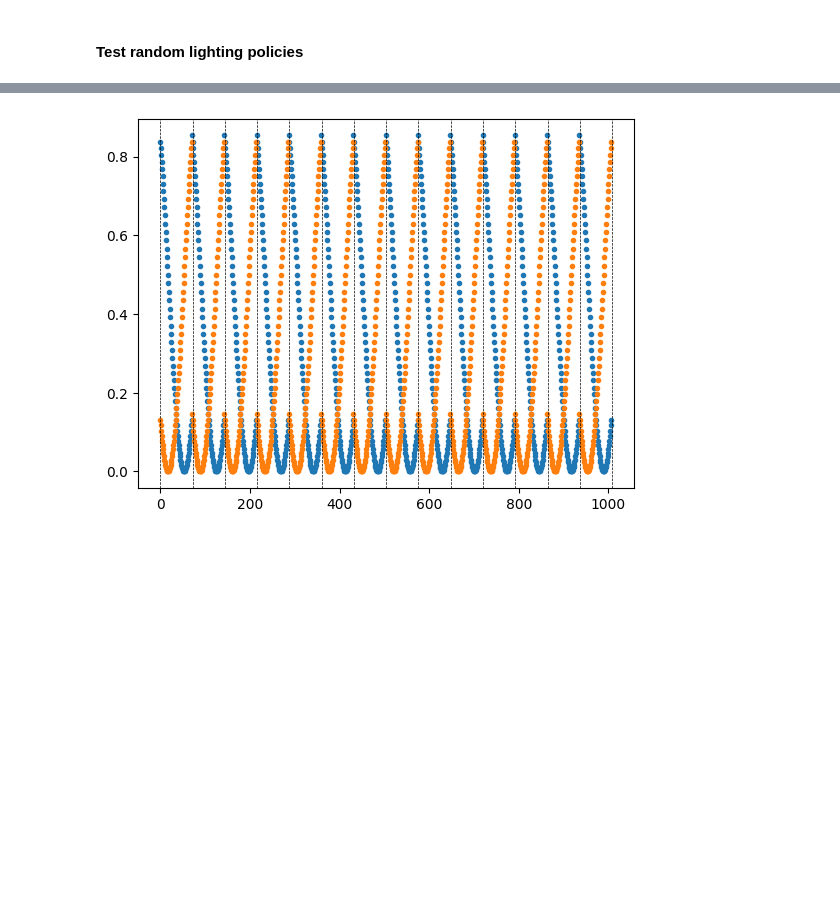
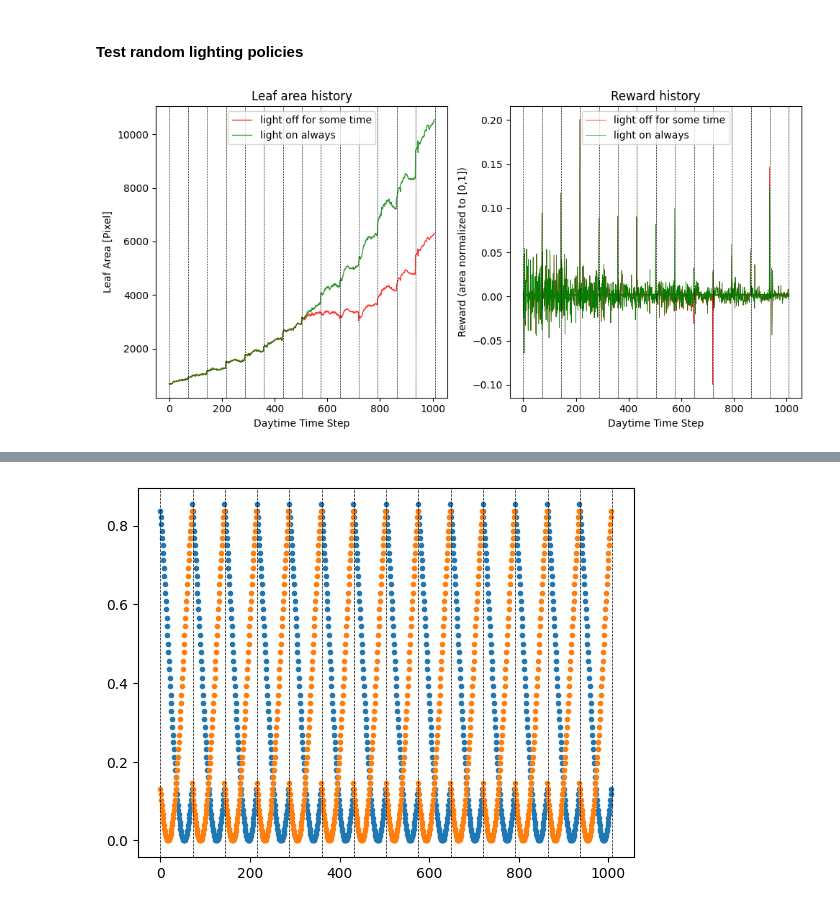
Before and after one commit to steventango/plant-rl, a Jupyter notebook: analysis/test_plant_simulator.ipynb, the cells around one changed output, grey strips where cells are left out. Saved outputs shown, nothing was run; the diff lists cells and outputs as text; code cells hidden in the pictures; blank space fills up the shorter version.

```diff
--- a/analysis/test_plant_simulator.ipynb
+++ b/analysis/test_plant_simulator.ipynb
@@ -6,3 +6,51 @@ import matplotlib.pyplot as plt
 env = PlantSimulator(plant_id=[1], actions=[0, 1], action_effects=[1.0, 0.0])
 # %% [markdown]
 #### Test random lighting policies
+# %%
+COLORS = ['r', 'g']
+LABELS = ['light off for some time', 'light on always']
+fig, ax = plt.subplots(1, 2, figsize=(10,5))
+policy1 = np.hstack([np.ones(72*7), np.zeros(72*3), np.ones(1008-72*10)])
+policy2 = np.ones(1008)
+policy = [policy1, policy2]
+for i in range(2):
+    env.start()
+    R = []  # reward
+    S = []  # observed area
+    SS = [] # moving average of observed area
+    A = []  # actual area
+    State = []
+    pol = policy[i]
+    for _ in range(env.terminal_step):
+        reward, next_state, done, info = env.step(int(pol[_]))
+        A.append(env.actual_area(env.time))
+        R.append(reward)
+        S.append(env.ob[-1])
+        SS.append(env.smooth_ob[-1])
+        State.append(env.current_state)
+
+    # Plot area history
+    ax[0].plot(S, label=LABELS[i], color=COLORS[i], linewidth=1, alpha=0.8)
+    #ax[0].plot(SS, color=COLORS[i], linewidth=1)
+
+    # Plot reward history
+    ax[1].plot(R, label=LABELS[i], color=COLORS[i], linewidth=0.5)
+    ax[1].plot(np.arange(len(R)), np.ones(len(R))*np.mean(R), color=COLORS[i], linewidth=1)
+
+for i in range(int(len(R)/env.steps_per_day)+2):
+    ax[0].axvline(x = env.steps_per_day*i, color='k', linestyle='--', linewidth=0.5)
+    ax[1].axvline(x = env.steps_per_day*i, color='k', linestyle='--', linewidth=0.5)
+
+ax[1].set_title(f'Reward history')
+ax[1].set_xlabel('Daytime Time Step')
+ax[1].set_ylabel('Reward (area normalized to [0,1])')
+ax[1].legend()
+
+ax[0].set_title(f'Leaf area history')
+ax[0].set_xlabel('Daytime Time Step')
+ax[0].set_ylabel('Leaf Area [Pixel]')
+ax[0].legend()
+
+fig.tight_layout()
+# %% [output]
+[figure, added]
```
Also changed, not shown: parts of 3 cells of this notebook, 2 other files.
